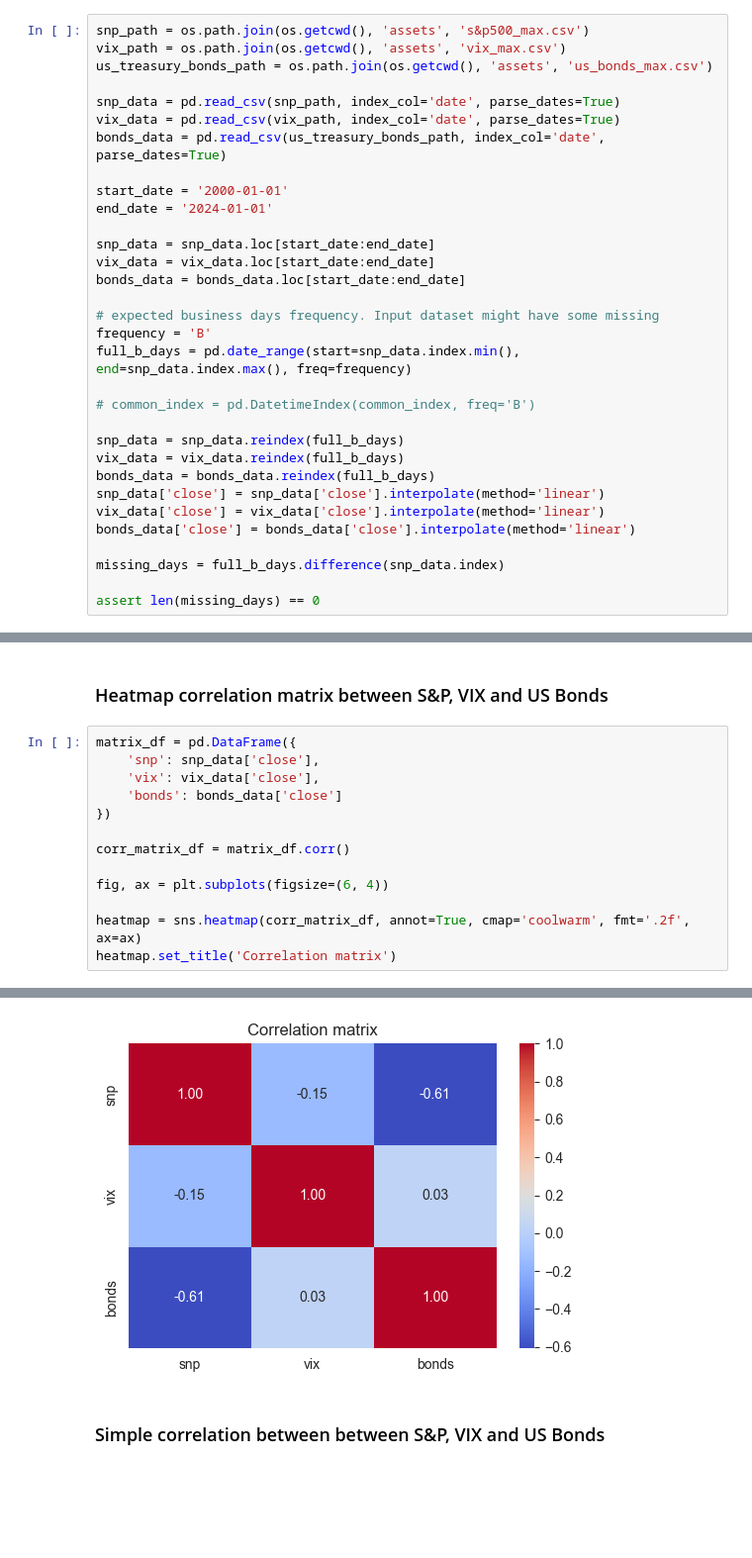
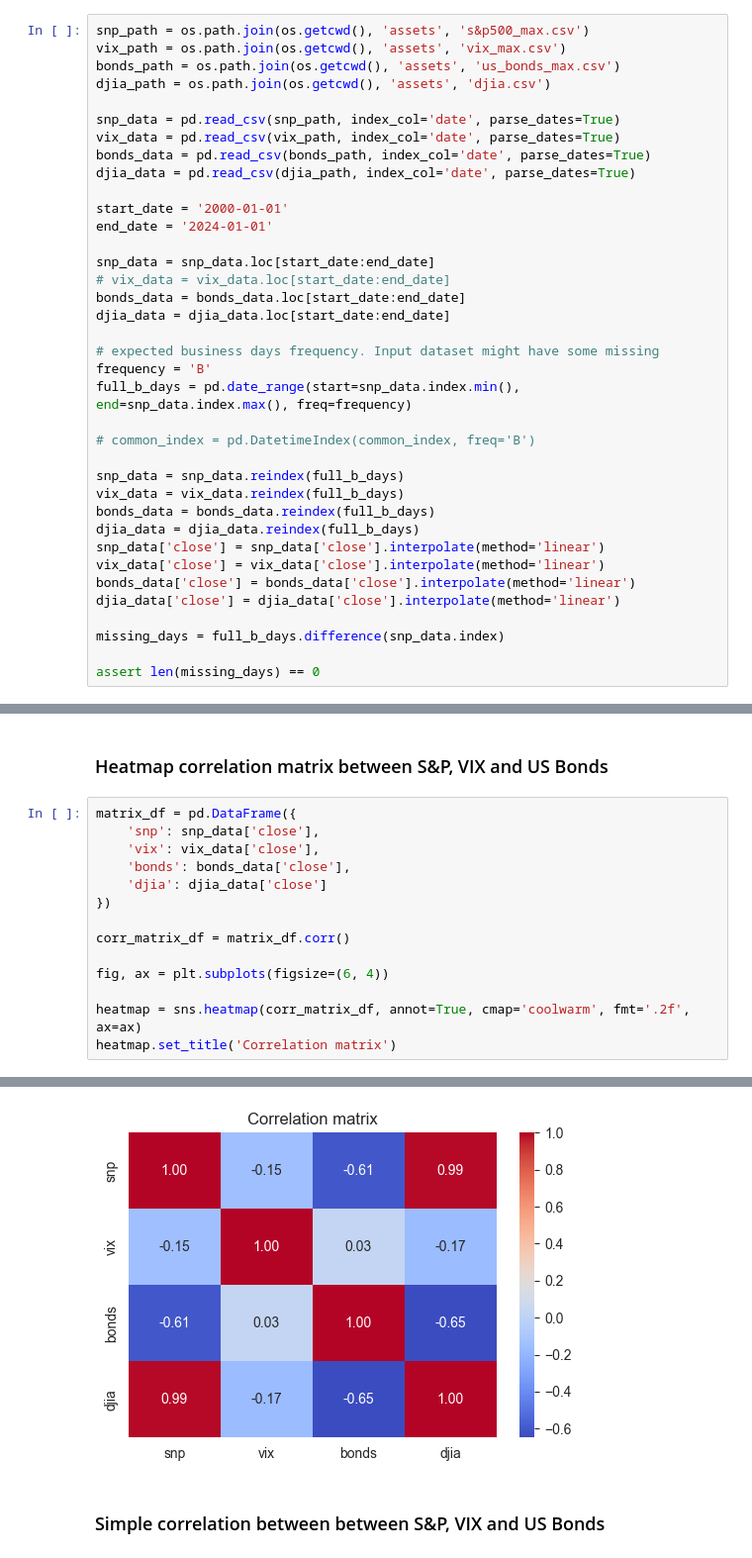
Before and after one commit to eddienubes/datascience-for-ek, a Jupyter notebook: project1/analysis.ipynb, the cells around one changed output, grey strips where cells are left out. Shown at 99% size. Cells and saved outputs as stored; diff of their text form; blank space fills up the shorter version.

```diff
--- a/project1/analysis.ipynb
+++ b/project1/analysis.ipynb
@@ -26,18 +26,21 @@ The analysis period is from 2000 to 2024
 # %%
 snp_path = os.path.join(os.getcwd(), 'assets', 's&p500_max.csv')
 vix_path = os.path.join(os.getcwd(), 'assets', 'vix_max.csv')
-us_treasury_bonds_path = os.path.join(os.getcwd(), 'assets', 'us_bonds_max.csv')
+bonds_path = os.path.join(os.getcwd(), 'assets', 'us_bonds_max.csv')
+djia_path = os.path.join(os.getcwd(), 'assets', 'djia.csv')
 
 snp_data = pd.read_csv(snp_path, index_col='date', parse_dates=True)
 vix_data = pd.read_csv(vix_path, index_col='date', parse_dates=True)
-bonds_data = pd.read_csv(us_treasury_bonds_path, index_col='date', parse_dates=True)
+bonds_data = pd.read_csv(bonds_path, index_col='date', parse_dates=True)
+djia_data = pd.read_csv(djia_path, index_col='date', parse_dates=True)
 
 start_date = '2000-01-01'
 end_date = '2024-01-01'
 
 snp_data = snp_data.loc[start_date:end_date]
-vix_data = vix_data.loc[start_date:end_date]
+# vix_data = vix_data.loc[start_date:end_date]
 bonds_data = bonds_data.loc[start_date:end_date]
+djia_data = djia_data.loc[start_date:end_date]
 
 # expected business days frequency. Input dataset might have some missing
 frequency = 'B'
@@ -48,9 +51,11 @@ full_b_days = pd.date_range(start=snp_data.index.min(), end=snp_data.index.max()
 snp_data = snp_data.reindex(full_b_days)
 vix_data = vix_data.reindex(full_b_days)
 bonds_data = bonds_data.reindex(full_b_days)
+djia_data = djia_data.reindex(full_b_days)
 snp_data['close'] = snp_data['close'].interpolate(method='linear')
 vix_data['close'] = vix_data['close'].interpolate(method='linear')
 bonds_data['close'] = bonds_data['close'].interpolate(method='linear')
+djia_data['close'] = djia_data['close'].interpolate(method='linear')
 
 missing_days = full_b_days.difference(snp_data.index)
 
@@ -111,19 +134,20 @@ bonds_plot.legend()
 # %%
 matrix_df = pd.DataFrame({
     'snp': snp_data['close'],
     'vix': vix_data['close'],
-    'bonds': bonds_data['close']
+    'bonds': bonds_data['close'],
+    'djia': djia_data['close']
 })
 
 corr_matrix_df = matrix_df.corr()
 
 fig, ax = plt.subplots(figsize=(6, 4))
 
 heatmap = sns.heatmap(corr_matrix_df, annot=True, cmap='coolwarm', fmt='.2f', ax=ax)
 heatmap.set_title('Correlation matrix')
 # %% [output]
 Text(0.5, 1.0, 'Correlation matrix')
-[figure, old version]
+[figure, new version]
 # %% [markdown]
 ### Simple correlation between between S&P, VIX and US Bonds
 # %%
```
Also changed, not shown: parts of 14 cells of this notebook, 3 other files.
